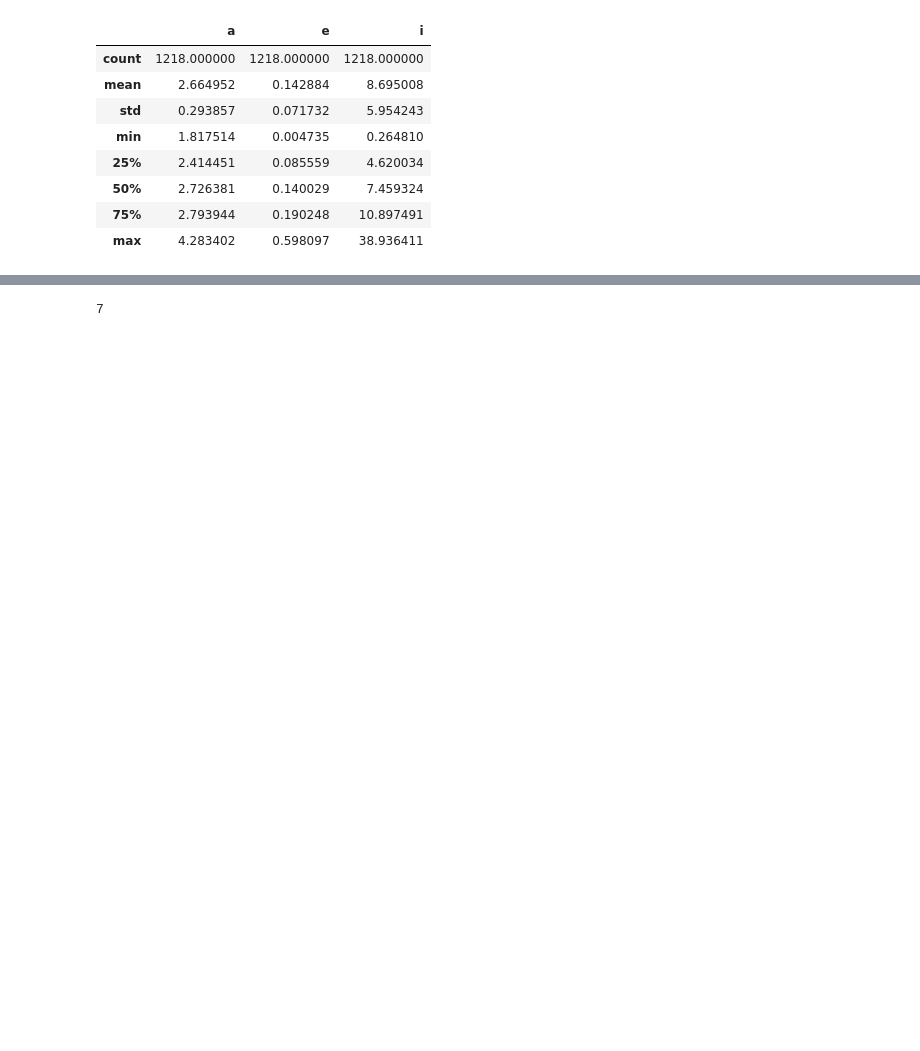
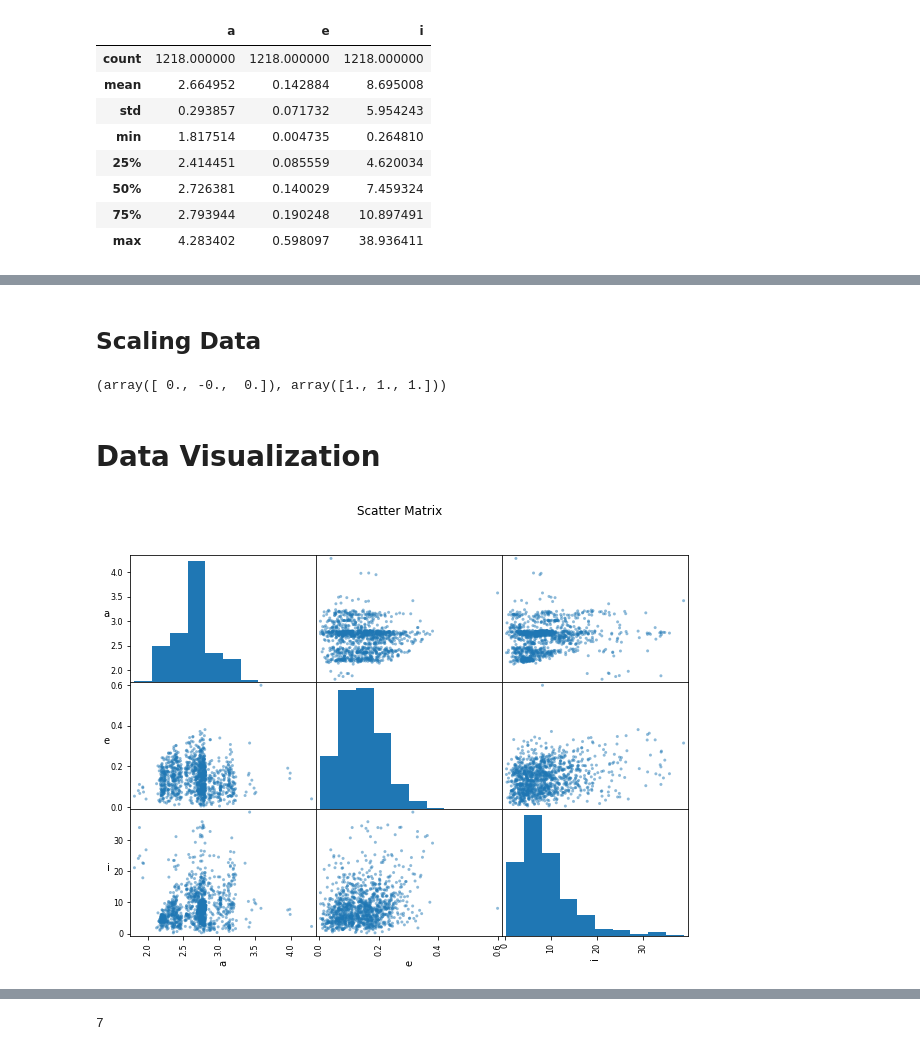
Before and after one commit to ZachGermain/DSPS_zgermain, a Jupyter notebook: EC_Project/EC_Project.ipynb, the cells around one changed output, grey strips where cells are left out. Saved outputs shown, nothing was run; the diff lists cells and outputs as text; code cells hidden in the pictures; blank space fills up the shorter version.

```diff
--- a/EC_Project/EC_Project.ipynb
+++ b/EC_Project/EC_Project.ipynb
@@ -142,0 +167,3 @@ astDf.describe()
+# %%
+astDf = astDf.drop(labels = 'spec_B', axis = 1)
+astDf.head()
@@ -142,0 +178,21 @@ astDf.describe()
+# %% [markdown]
+## **Scaling Data**
+# %%
+astScaled = preprocessing.scale(astDf)
+astScaled.mean(0).round(2), astScaled.std(0)
+# %% [output]
+(array([ 0., -0.,  0.]), array([1., 1., 1.]))
+# %% [markdown]
+# **Data Visualization**
+# %%
+axs = pd.plotting.scatter_matrix(astDf, figsize=(10,7));
+for x in range(len(axs)):
+    for y in range(len(axs)):
+        if x == len(axs) - 1:
+            #to make x axis name vertical
+            axs[x, y].xaxis.label.set_rotation(90);
+        if y == 0:
+            axs[x, y].yaxis.label.set_rotation(0);
+pl.suptitle("Scatter Matrix");
+# %% [output]
+[figure, added]
```
Also changed, not shown: parts of 22 cells of this notebook.
